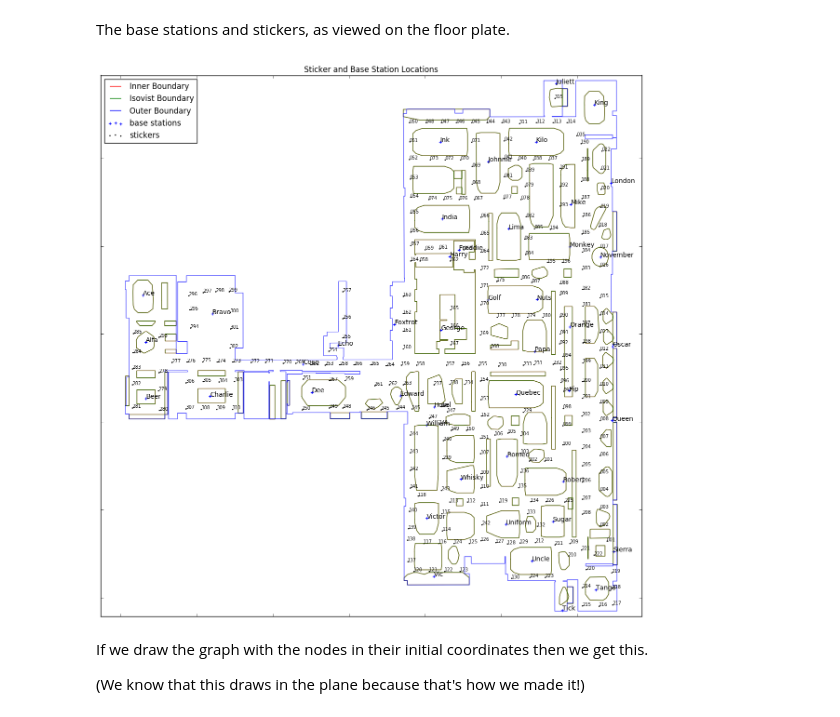
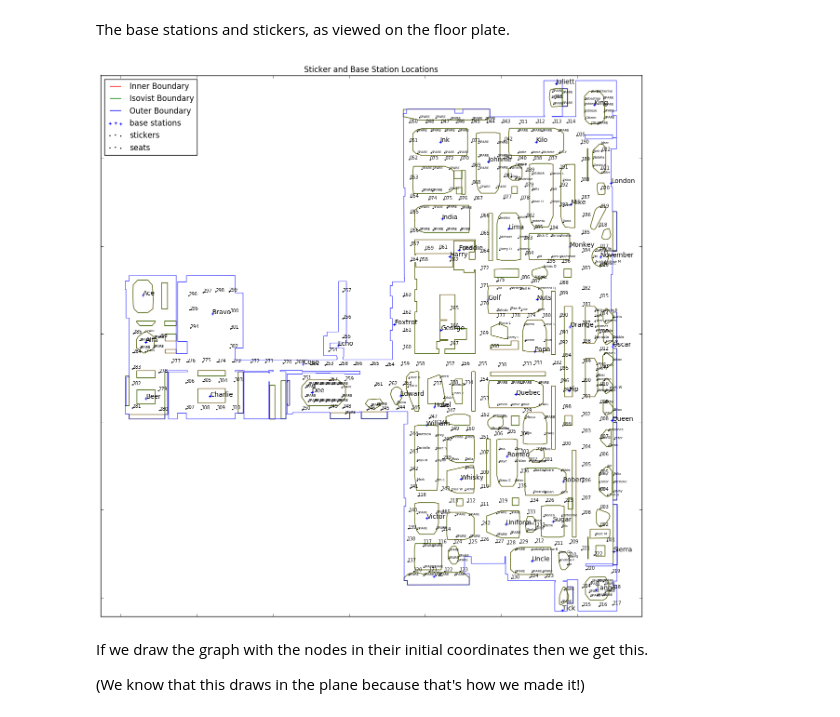
Before and after one commit to notionparallax/sensicorn, a Jupyter notebook: initialDataAnalysis/BVN infrastructure and layout.ipynb, the cells around one changed output. Saved outputs shown, nothing was run; the diff lists cells and outputs as text; code cells hidden in the pictures.

Commit message:
add names to plan

```diff
--- a/initialDataAnalysis/BVN infrastructure and layout.ipynb
+++ b/initialDataAnalysis/BVN infrastructure and layout.ipynb
@@ -138,6 +139,10 @@ def read_seating_plan(file_name):
     edges = [eval(v) for v in verts]
     return edges
 
-seats = read_seating_plan("infrastructure/names.xy")
-seats
+seats = pd.DataFrame( read_seating_plan("infrastructure/names.xy"))
+seats["x"] = seats.apply(lambda x: x.point[0], axis=1)
+seats["y"] = seats.apply(lambda x: x.point[1], axis=1)
+seats.drop('point', axis=1, inplace=True)
+# seats.columns = [u'person_name', u'seat_num', u'x', u'y']
+seats.head()
 # %% [output]
@@ -146,7 +156,7 @@ NameError: name 'Fiona' is not defined
 # Visualisation
 # %%
 def draw_infrastructure(title="Sticker and Base Station Locations", draw_graph=False, draw_img=False,
-                        draw_boundaries=False, draw_axes=False, draw_stickers=False, draw_basestations=False,
+                        draw_boundaries=False, draw_axes=False, draw_stickers=False, draw_basestations=False, draw_seat_names=False,
                         pad_x_pc=0.05, pad_y_pc=0.01):
     """Draw the fixed infrastructure of the sensicorn project."""
     import matplotlib.patches as mpatches
@@ -204,12 +214,20 @@ def draw_infrastructure(title="Sticker and Base Station Locations", draw_graph=F
 
     if draw_stickers:
         # the sticker labels
-        for index, row in stickerLocations.iterrows():
+        for _, row in stickerLocations.iterrows():
             ax.text(row.x, row.y, "{0:03d}".format(int(row.stickerID)), fontsize=7)
 
         # sticker dots
         stickers = ax.scatter(stickerLocations.x, stickerLocations.y, s=1, c="y", label='stickers')
         legend_items.append(stickers)
+
+    if draw_seat_names:
+        for _, row in seats.iterrows():
+            ax.text(row.x, row.y, row["name"], fontsize=5, rotation=0) # .name must be a reserved word?
+
+        # sticker dots
+        seat_pos = ax.scatter(seats.x, seats.y, s=1, c="y", label='seats')
+        legend_items.append(seat_pos)
 
 
     if len(legend_items) > 0:
@@ -220,9 +238,9 @@ def draw_infrastructure(title="Sticker and Base Station Locations", draw_graph=F
 # %% [markdown]
 The base stations and stickers, as viewed on the floor plate.
 # %%
-draw_infrastructure(draw_boundaries=True, draw_stickers=True, draw_basestations=True)
+draw_infrastructure(draw_boundaries=True, draw_stickers=True, draw_basestations=True, draw_seat_names=True)
 # %% [output]
-[figure, old version]
+[figure, new version]
 # %% [markdown]
 If we draw the graph with the nodes in their initial coordinates then we get this.
 
```
Also changed, not shown: parts of 2 cells of this notebook.
